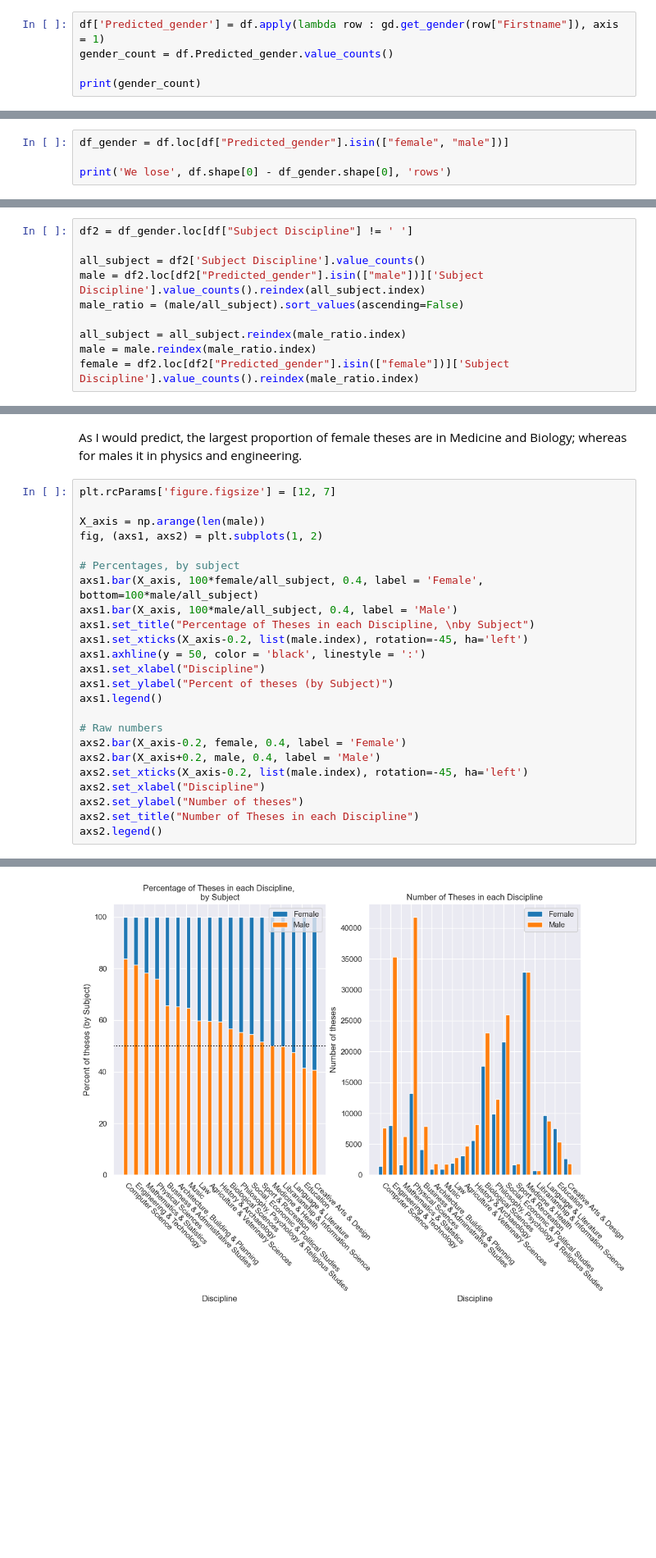
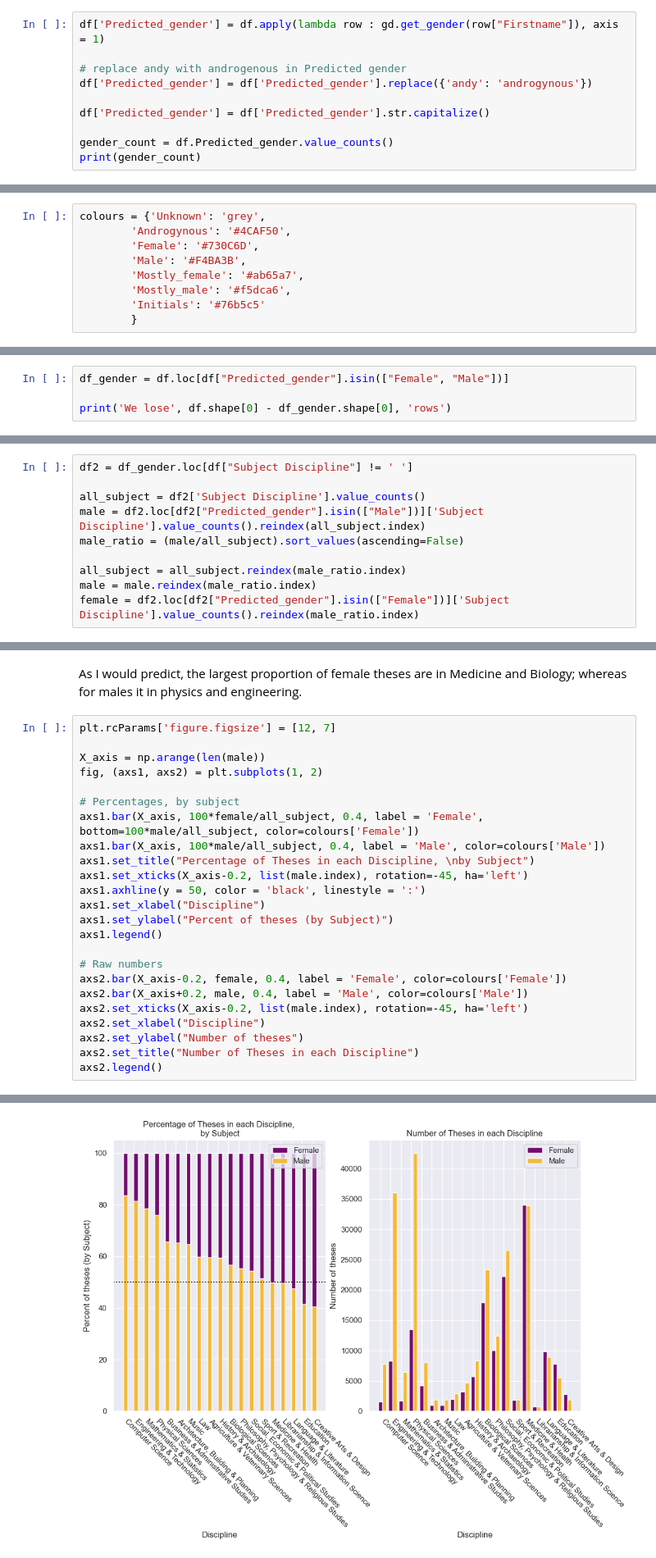
Before and after one commit to KatrionaGoldmann/TuringDataStories, a Jupyter notebook: stories/2023-09-29-EThOS/notebooks/data_exploration_kg.ipynb, the cells around one changed output, grey strips where cells are left out. Shown at 82% size. Cells and saved outputs as stored; diff of their text form; blank space fills up the shorter version.

```diff
--- a/stories/2023-09-29-EThOS/notebooks/data_exploration_kg.ipynb
+++ b/stories/2023-09-29-EThOS/notebooks/data_exploration_kg.ipynb
@@ -246,7 +231,12 @@ Alasdair is classed male
 In this case it works pretty well - just issues with unusual spellings.
 # %%
 df['Predicted_gender'] = df.apply(lambda row : gd.get_gender(row["Firstname"]), axis = 1)
+
+# replace andy with androgenous in Predicted gender
+df['Predicted_gender'] = df['Predicted_gender'].replace({'andy': 'androgynous'})
+
+df['Predicted_gender'] = df['Predicted_gender'].str.capitalize()
+
 gender_count = df.Predicted_gender.value_counts()
-
 print(gender_count)
 # %% [output]
@@ -271,0 +253,9 @@ plt.show()
+# %%
+colours = {'Unknown': 'grey',
+        'Androgynous': '#4CAF50',
+        'Female': '#730C6D',
+        'Male': '#F4BA3B',
+        'Mostly_female': '#ab65a7',
+        'Mostly_male': '#f5dca6',
+        'Initials': '#76b5c5'
+        }
@@ -301,7 +316,7 @@ See the caveats in the documentation: https://pandas.pydata.org/pandas-docs/stab
 # %% [markdown]
 If we break this down into those confirmed as male and female only.
 # %%
-df_gender = df.loc[df["Predicted_gender"].isin(["female", "male"])]
+df_gender = df.loc[df["Predicted_gender"].isin(["Female", "Male"])]
 
 print('We lose', df.shape[0] - df_gender.shape[0], 'rows')
 # %% [output]
@@ -359,12 +352,12 @@ plt.show()
 df2 = df_gender.loc[df["Subject Discipline"] != ' ']
 
 all_subject = df2['Subject Discipline'].value_counts()
-male = df2.loc[df2["Predicted_gender"].isin(["male"])]['Subject Discipline'].value_counts().reindex(all_subject.index)
+male = df2.loc[df2["Predicted_gender"].isin(["Male"])]['Subject Discipline'].value_counts().reindex(all_subject.index)
 male_ratio = (male/all_subject).sort_values(ascending=False)
 
 all_subject = all_subject.reindex(male_ratio.index)
 male = male.reindex(male_ratio.index)
-female = df2.loc[df2["Predicted_gender"].isin(["female"])]['Subject Discipline'].value_counts().reindex(male_ratio.index)
+female = df2.loc[df2["Predicted_gender"].isin(["Female"])]['Subject Discipline'].value_counts().reindex(male_ratio.index)
 # %%
 cols = ['Gender']
 cols.extend(list(male.index))
@@ -398,30 +391,30 @@ As I would predict, the largest proportion of female theses are in Medicine and
 # %%
 plt.rcParams['figure.figsize'] = [12, 7]
 
 X_axis = np.arange(len(male))
 fig, (axs1, axs2) = plt.subplots(1, 2)
 
 # Percentages, by subject
-axs1.bar(X_axis, 100*female/all_subject, 0.4, label = 'Female', bottom=100*male/all_subject)
-axs1.bar(X_axis, 100*male/all_subject, 0.4, label = 'Male')
+axs1.bar(X_axis, 100*female/all_subject, 0.4, label = 'Female', bottom=100*male/all_subject, color=colours['Female'])
+axs1.bar(X_axis, 100*male/all_subject, 0.4, label = 'Male', color=colours['Male'])
 axs1.set_title("Percentage of Theses in each Discipline, \nby Subject")
 axs1.set_xticks(X_axis-0.2, list(male.index), rotation=-45, ha='left')
 axs1.axhline(y = 50, color = 'black', linestyle = ':')
 axs1.set_xlabel("Discipline")
 axs1.set_ylabel("Percent of theses (by Subject)")
 axs1.legend()
 
 # Raw numbers
-axs2.bar(X_axis-0.2, female, 0.4, label = 'Female')
-axs2.bar(X_axis+0.2, male, 0.4, label = 'Male')
+axs2.bar(X_axis-0.2, female, 0.4, label = 'Female', color=colours['Female'])
+axs2.bar(X_axis+0.2, male, 0.4, label = 'Male', color=colours['Male'])
 axs2.set_xticks(X_axis-0.2, list(male.index), rotation=-45, ha='left')
 axs2.set_xlabel("Discipline")
 axs2.set_ylabel("Number of theses")
 axs2.set_title("Number of Theses in each Discipline")
 axs2.legend()
 # %% [output]
 <matplotlib.legend.Legend at 0x...>
-[figure, old version]
+[figure, new version]
 # %% [markdown]
 ## 1.4 Gender Breakdown by Institution
 # %%
```
Also changed, not shown: parts of 53 cells of this notebook.
